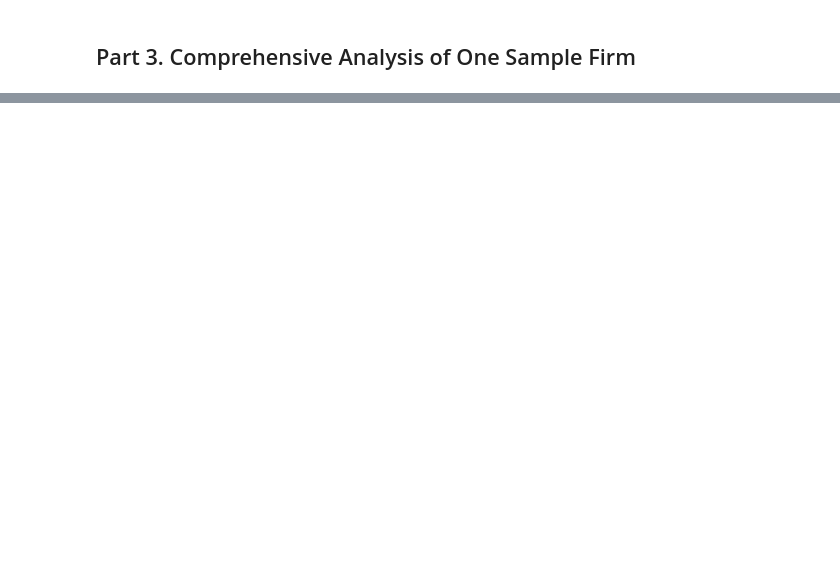
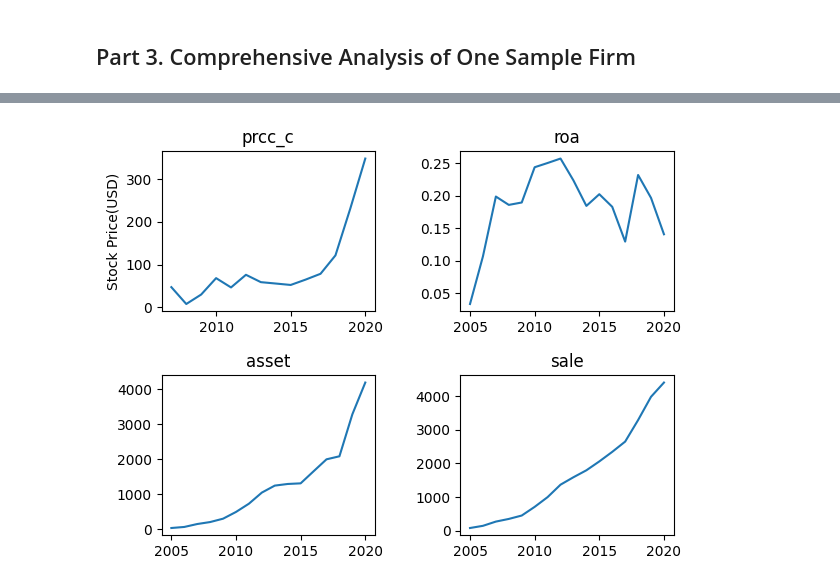
Before and after one commit to Aizenz/GroupProjectBAIT508, a Jupyter notebook: BAIT_508_Project_Industry_Analysis.ipynb, the cells around one changed output, grey strips where cells are left out. Cells and saved outputs as stored; diff of their text form; code cells hidden in the pictures; blank space fills up the shorter version.

```diff
--- a/BAIT_508_Project_Industry_Analysis.ipynb
+++ b/BAIT_508_Project_Industry_Analysis.ipynb
@@ -364,0 +390,4 @@ d.most_similar(firm = 178015, topn = 5)
+# %%
+# Records of LULULEMON ATHLETICA INC across all years
+
+luludf = original_df[original_df['gvkey'] == 178015]
@@ -364,0 +429,29 @@ d.most_similar(firm = 178015, topn = 5)
+# %%
+# visualize LULULEMON's financial situation
+fig, ax = plt.subplots(2,2)
+
+# prcc_c
+ax[0,0].plot(list(luludf['fyear']),
+             list(luludf['prcc_c']))
+ax[0,0].set_title("prcc_c")
+ax[0,0].set_ylabel("Stock Price(USD)")
+
+# asset
+ax[1,0].plot(list(luludf['fyear']),
+             list(luludf['asset']))
+ax[1,0].set_title("asset")
+
+# sale
+ax[1,1].plot(list(luludf['fyear']),
+             list(luludf['sale']))
+ax[1,1].set_title("sale")
+
+# roa
+ax[0,1].plot(list(luludf['fyear']),
+             list(luludf['roa']))
+ax[0,1].set_title("roa")
+
+# change the discrepancy
+plt.subplots_adjust(left=0.1, right=0.9, bottom=0.1, top=0.9, wspace=0.4, hspace=0.4)
+# %% [output]
+[figure, added]
```
Also changed, not shown: parts of 16 cells of this notebook, 1 other file.
